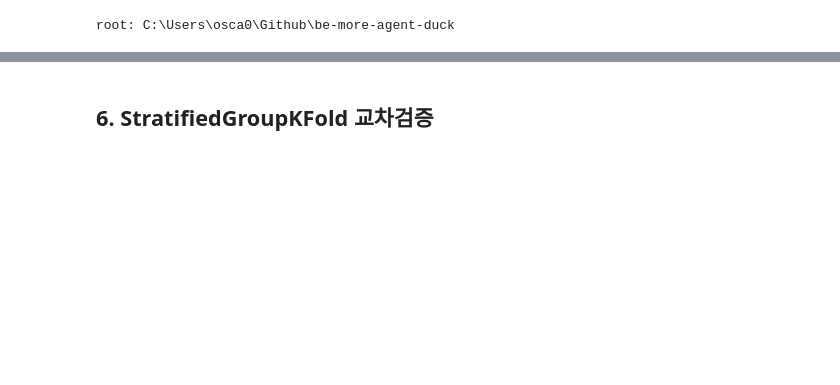
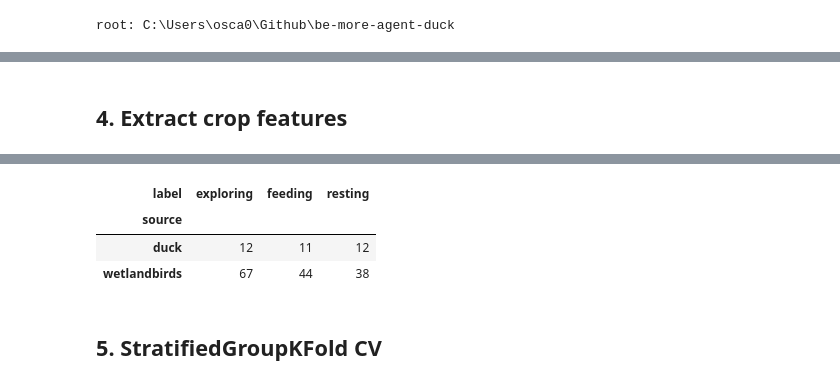
Before and after one commit to MelonChicken/be-more-agent-duck, a Jupyter notebook: notebooks/cv_check.ipynb, the cells around one changed output, grey strips where cells are left out. Cells and saved outputs as stored; diff of their text form; code cells hidden in the pictures; blank space fills up the shorter version.

```diff
--- a/notebooks/cv_check.ipynb
+++ b/notebooks/cv_check.ipynb
@@ -139,0 +133,30 @@ groups OK: 149구간 / 36영상
+# %% [markdown]
+## 4. Extract crop features
+# %%
+X, y, groups = build_feature_matrix(
+    video_paths,
+    labels_csvs,
+    clip_model,
+    cache_path=None,
+    frames_per_seg=frames_per_seg,
+    include_std=INCLUDE_STD,
+    boxes_csv=str(merged_boxes_csv),
+    return_groups=True,
+)
+X = np.asarray(X)
+y = np.asarray(y)
+groups = np.asarray(groups)
+source_names = np.array([source_by_group[g] for g in groups])
+print("X:", X.shape, "y:", y.shape, "groups:", groups.shape)
+print("class counts:")
+print(pd.Series(y).value_counts().sort_index())
+print("source counts:")
+print(pd.Series(source_names).value_counts().sort_index())
+print("source x label:")
+display(pd.crosstab(pd.Series(source_names, name="source"), pd.Series(y, name="label")))
+expected_dim = 1024 if INCLUDE_STD else 512
+assert X.shape[1] == expected_dim
+assert len(X) == len(y) == len(groups) == len(source_names)
+assert "manual" in set(groups)
+assert "duck" in set(source_names)
+# %% [output]
@@ -140,5 +180,9 @@ groups OK: 149구간 / 36영상
+| label | exploring | feeding | resting |
+| source |  |  |  |
+| duck | 12 | 11 | 12 |
+| wetlandbirds | 67 | 44 | 38 |
 # %% [markdown]
-## 6. StratifiedGroupKFold 교차검증
+## 5. StratifiedGroupKFold CV
 # %%
 le = LabelEncoder()
 y_enc = le.fit_transform(y)
```
Also changed, not shown: parts of 19 cells of this notebook, 10 other files.
